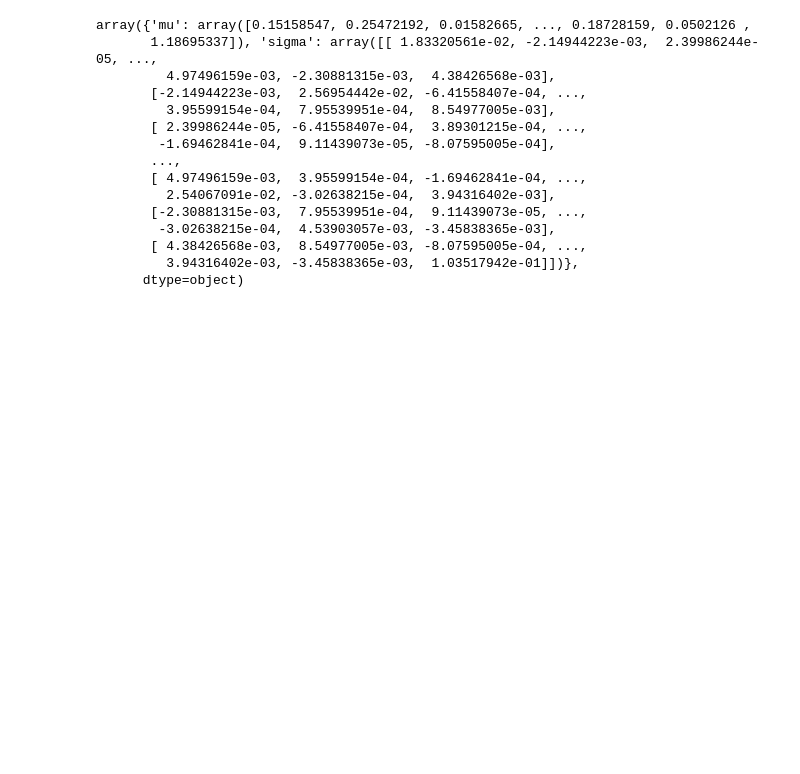
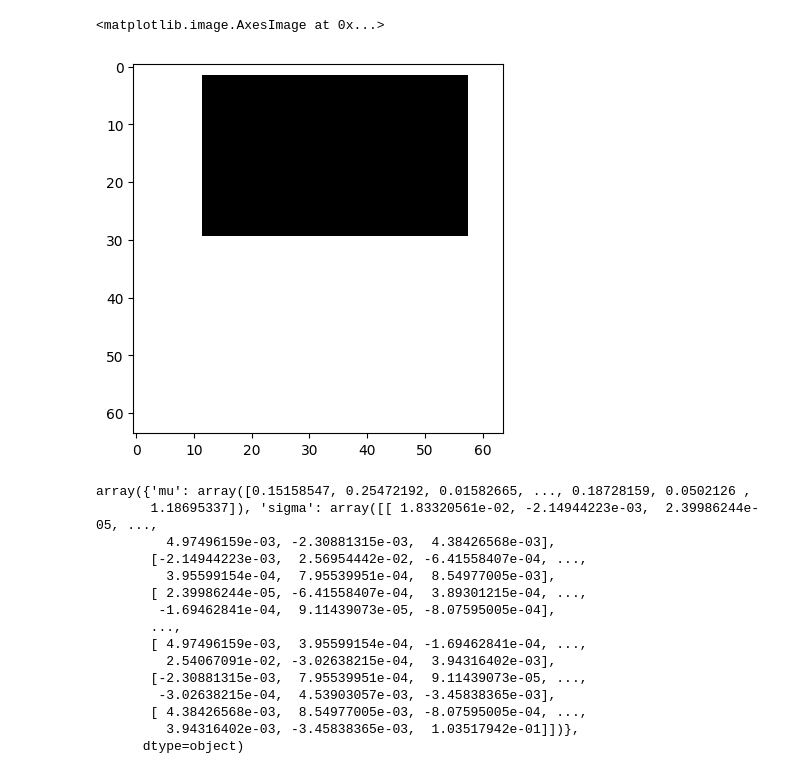
Before and after one commit to kkorolev1/bridge_matching, a Jupyter notebook: experiment.ipynb, the cells around one changed output. Drawn from its saved outputs; the diff is of its cells as text; code cells hidden in the pictures; blank space fills up the shorter version.

```diff
--- a/experiment.ipynb
+++ b/experiment.ipynb
@@ -16,6 +16,20 @@ from bridge_matching.model import BridgeMatchingModel
 from bridge_matching.dataset import FFHQDataset, ColoredMNIST
 from bridge_matching.transform import InpaintingTransform
 from bridge_matching.utils import tensor_to_image
+# %%
+image_res = 64
+image = torch.ones((3, image_res, image_res))
+# %%
+width, height = torch.randint(
+    low=image_res // 4, high=3 * image_res // 4 + 1, size=(2,)
+)
+x, y = torch.randint(low=0, high=image_res // 2, size=(2,))
+masked_image = image.clone()
+masked_image[..., y: y + height, x: x + width] = 0
+plt.imshow(masked_image.permute(1, 2, 0))
+# %% [output]
+<matplotlib.image.AxesImage at 0x...>
+[figure, added]
 # %%
 payload = torch.load(Path("checkpoints/latest.ckpt").open("rb"), pickle_module=dill)
 # %%
```
Also changed, not shown: parts of 1 cell of this notebook, 4 other files.
